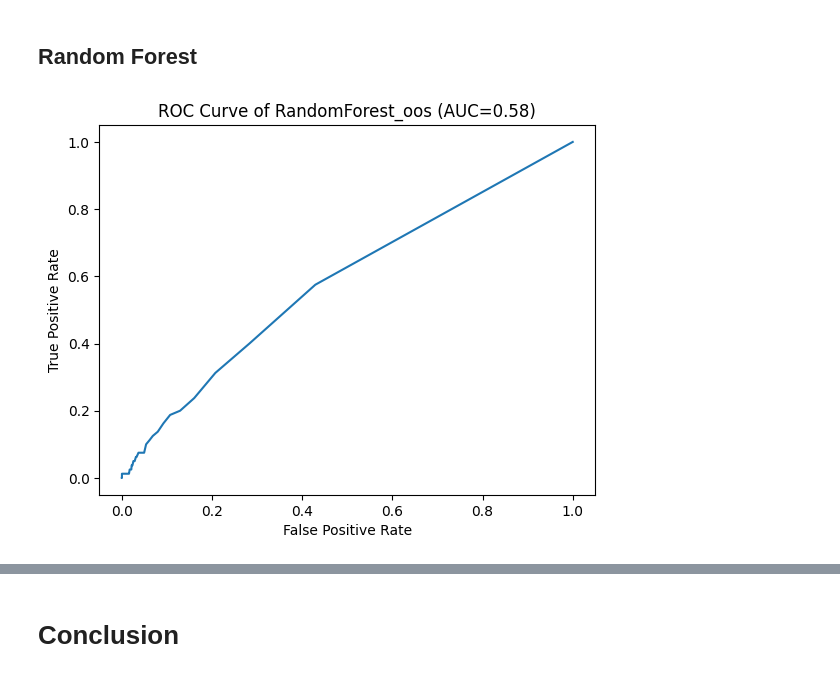
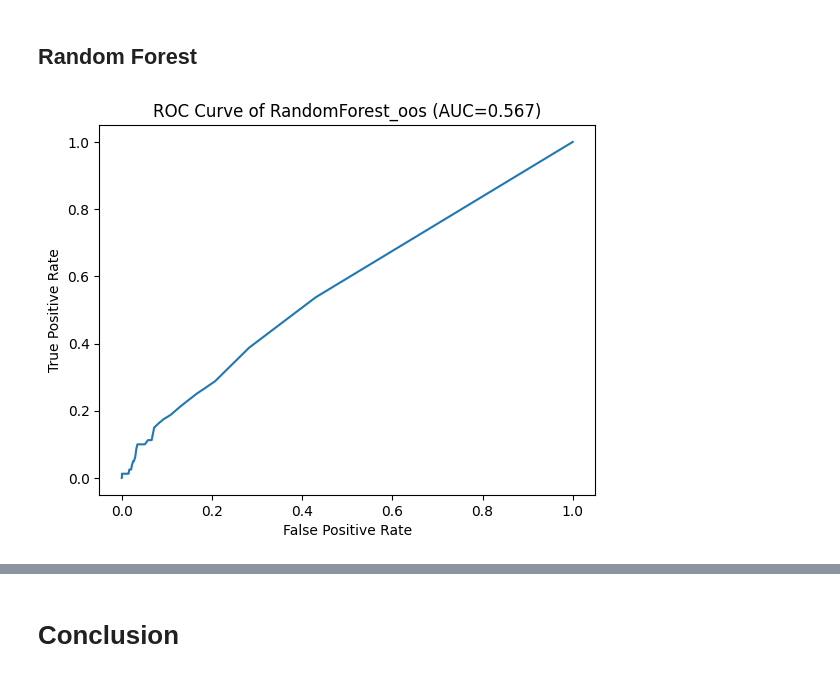
Before and after one commit to Kelvin-xing/Econ6102, a Jupyter notebook: PS2/PS2_xing_3.ipynb, the cells around one changed output, grey strips where cells are left out. Saved outputs shown, nothing was run; the diff lists cells and outputs as text; code cells hidden in the pictures.

```diff
--- a/PS2/PS2_xing_3.ipynb
+++ b/PS2/PS2_xing_3.ipynb
@@ -55,7 +57,7 @@ def plot_roc_curve(true_y, y_prob, model_name):
     plt.plot(fpr, tpr)
     plt.xlabel('False Positive Rate')
     plt.ylabel('True Positive Rate')
-    plt.title(f'ROC Curve of {model_name} (AUC={auc:.2f})')
+    plt.title(f'ROC Curve of {model_name} (AUC={auc:.3f})')
     plt.savefig(f'./fig/roc_curve_{model_name}.png')
     return [plt, auc]
 # %%
@@ -212,6 +215,7 @@ _, auc_svm_oos = plot_roc_curve(y_test, mod.predict_proba(X_test)[:,1],'SVM_oos'
 # %%
 mod = RandomForestClassifier()
 rres = mod.fit(y = y_train, X=X_train)
+param_RF = mod.get_params()
 _, auc_RFoos = plot_roc_curve(y_test, mod.predict_proba(X_test)[:,1],'RandomForest_oos')
 # %% [output]
-[figure, old version]
+[figure, new version]
```
Also changed, not shown: parts of 35 cells of this notebook, 33 other files.
